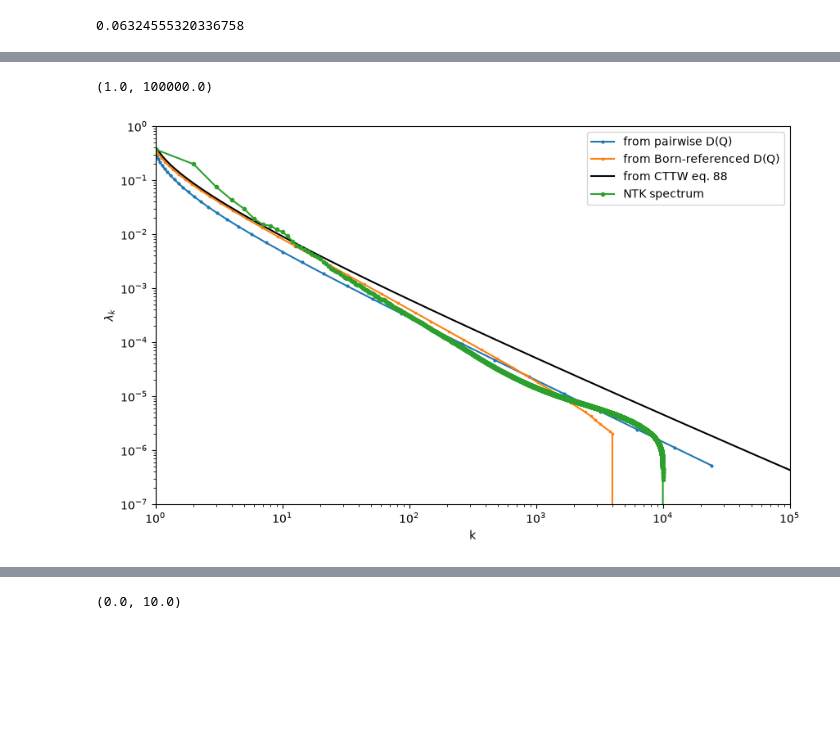
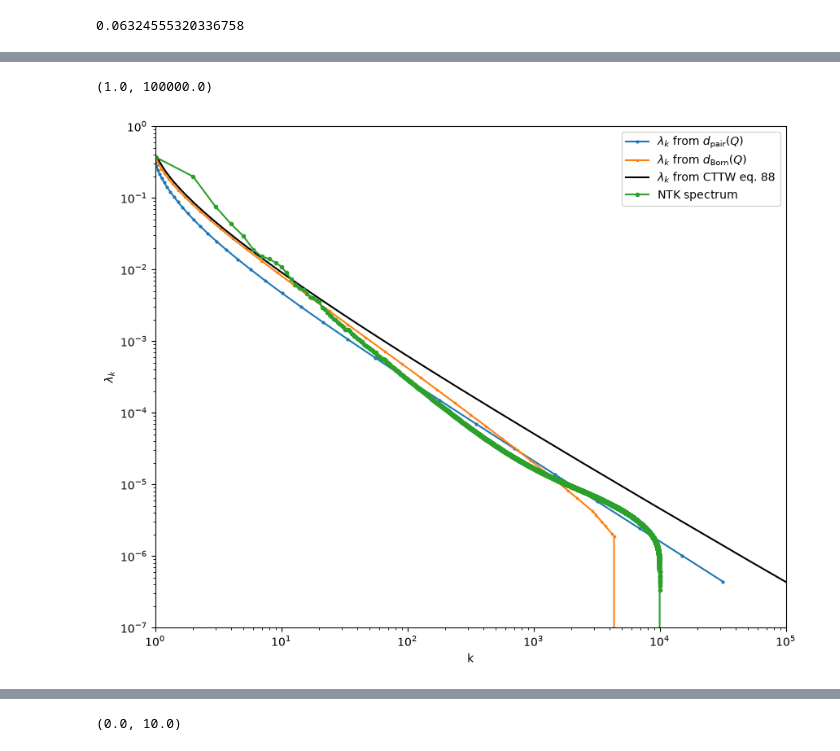
Before and after one commit to ykahn/Jet-Scaling-Laws, a Jupyter notebook: StevensCode/Pythia_EFP_NTK.ipynb, the cells around one changed output, grey strips where cells are left out. Saved outputs shown, nothing was run; the diff lists cells and outputs as text; code cells hidden in the pictures; blank space fills up the shorter version.

```diff
--- a/StevensCode/Pythia_EFP_NTK.ipynb
+++ b/StevensCode/Pythia_EFP_NTK.ipynb
@@ -112,7 +127,9 @@ labels = {'u3': 'uniform $N=3$', 'u4': 'uniform $N=4$', 'u5': 'uniform $N=5$', '
           'Z08': r'$Z\to q\bar q$, fixed $\alpha_s$=0.08', 'Z12': r'$Z\to q\bar q$, fixed $\alpha_s$=0.12', 'Z16': r'$Z\to q\bar q$, fixed $\alpha_s$=0.16',
           'Z1': r'$Z\to q\bar q$, 1 splitting', 'Z2': r'$Z\to q\bar q$, 2 splittings',
           'Z3': r'$Z\to q\bar q$, 3 splittings', 'Z4': r'$Z\to q\bar q$, 4 splittings',
-          'Z1m': r'$Z\to q\bar q$, 1 splitting (mass-ordered)', 'Z1TeV': r'$Z\to q\bar q$, $E = 1$ TeV',
+          'Z1m': r'$Z\to q\bar q$, 1 splitting (mass-ordered)',
+          'Z500GeV': r'$Z\to q\bar q$, $E = 500$ GeV', 'Z1TeV': r'$Z\to q\bar q$, $E = 1$ TeV', 'Z2TeV': r'$Z\to q\bar q$, $E = 2$ TeV',
+          'Z4TeV': r'$Z\to q\bar q$, $E = 4$ TeV', 'Z8TeV': r'$Z\to q\bar q$, $E = 8$ TeV',
           'H': r'$H\to gg$',}
 # %%
 #########################################################
@@ -407,23 +547,24 @@ KeyboardInterrupt:
 # %%
 def semd_matrix(Q, dev='cuda'):   # (n, nq) Q-vectors -> (n, n) pairwise spectral EMDs (p = 2), in radians
     Q = torch.as_tensor(Q, dtype=torch.float64, device=dev)
-    return (torch.cdist(Q, Q) / np.sqrt(Q.shape[1])).cpu().numpy()
+    return (torch.cdist(Q, Q)**2 / Q.shape[1]).cpu().numpy()
 
 def N_of_Q(SEMD, Q):
-    return (SEMD < Q).sum(1) - 1     # per-event count of neighbours within Q (minus self)
+    return (SEMD < Q**2).sum(1) - 1     # per-event count of neighbours within Q (minus self)
 # %% [markdown]
 Define S, N, (mask N, Q), and d :
 # %%
 Qs = np.logspace(-2, 0, 50)
 M = 10_000
 Ns, Nm, Ds, Qm = {}, {}, {}, {}
-minNs = {'Z': 0.3, 'Z08': 3e3, 'Z12': 2e3, 'Z16': 1e3, 'Z1': 0.3, 'Z2': 0.3, 'Z3': 0.3, 'Z1TeV': 0.3,}
+minNs = {'Z': 0.3, 'Z08': 3e3, 'Z12': 2e3, 'Z16': 1e3, 'Z1': 0.3, 'Z2': 0.3, 'Z3': 0.3, 'Z500GeV': 0.3, 'Z1TeV': 0.3, 'Z2TeV': 0.3,  'Z4TeV': 0.3, 'Z8TeV': 0.3}
 # Distance from Born
 Qborn = np.r_[np.zeros(512), np.full(512, np.pi)]
 Nb, Db, Qb = {}, {}, {}
 North, Nfull, Dorth, Dfull = {}, {}, {}, {}
 
-for key in ['Z', 'Z08', 'Z12', 'Z16', 'Z1', 'Z2', 'Z3', 'Z1TeV']:
+# for key in ['Z', 'Z08', 'Z12', 'Z16', 'Z1', 'Z2', 'Z3', 'Z1TeV']:
+for key in ['Z', 'Z500GeV', 'Z1TeV', 'Z2TeV', 'Z4TeV', 'Z8TeV']:
     S = semd_matrix(QVC_sets[key][:M])
     Ns[key] = np.array([N_of_Q(S, Q).mean() for Q in Qs])
     ok = Ns[key] > minNs[key]
@@ -433,7 +574,7 @@ for key in ['Z', 'Z08', 'Z12', 'Z16', 'Z1', 'Z2', 'Z3', 'Z1TeV']:
     ### Define V ###
     V = QVC_sets[key][:M] - Qborn
     ###### Born-Referenced ####
-    d_born = np.linalg.norm(QVC_sets[key] - Qborn , axis=1)/np.sqrt(1024)   # SEMD of each event from Born
+    d_born = np.linalg.norm(QVC_sets[key] - Qborn , axis=1)/np.sqrt(1024)
     Nb[key] = np.array([(d_born < Q).sum() for Q in Qs])
     okb = Nb[key] > 10
     Qb[key] = Qs[okb]
@@ -443,8 +584,3 @@ for key in ['Z', 'Z08', 'Z12', 'Z16', 'Z1', 'Z2', 'Z3', 'Z1TeV']:
     D2orth = db[:,None]**2 + db[None,:]**2;  np.fill_diagonal(D2orth, np.inf)   # pair "distance" with cross term dropped
     North[key] = np.array([(D2orth < Q**2).sum(1).mean() for Q in Qs])
     Dorth[key]  = np.gradient(np.log(North[key]), np.log(Qs))
-    # ###### put cross term back in ####
-    # D2full = D2orth - 2*(V @ V.T)/128;  np.fill_diagonal(D2full, np.inf)   # = pairwise SEMD^2 exactly
-    # Nfull[key]  = np.array([(D2full < Q**2).sum(1).mean() for Q in Qs])
-    # Dfull[key]  = np.gradient(np.log(Nfull[key]), np.log(Qs))
-# np.allclose(Nfull['Z'], Ns['Z'])
@@ -669,8 +789,10 @@ def f1p(lam):                                        # (75)
     return A1/(2*np.pi*beta0*lam**2)*(np.log(1-2*lam) - 2*np.log(1-lam))
 
 def lnR_T(tau, nll=True, as_mz=0.1365, xmu=1, shower=False, Qcm=91.19):     # xmu = mu/Q
-    mu = xmu*Qcm;  a_mu = as_mz/(1 + beta0*as_mz*np.log(mu**2/91.19**2))   # alpha_s(mu^2), one loop
-    L = np.log(1/tau);  lam = beta0*a_mu*L                                     # (86) with alpha_s(mu^2)
+    mu = xmu*Qcm;
+    a_mu = as_mz/(1 + beta0*as_mz*np.log(mu**2/91.19**2))
+    L = np.log(1/tau);
+    lam = beta0*a_mu*L                                     # (86) with alpha_s(mu^2)
     out = 2*L*f1(lam)
     if nll: out += 2*f2(lam, shower) + 2*lam**2*f1p(lam)*np.log(xmu**2) - gammaln(1 - 2*f1(lam) - 2*lam*f1p(lam))
     return out
@@ -681,7 +803,7 @@ def lnR_T_fixed(tau, a_s, nll=True):             # eq. 88 at beta0 -> 0 (fixed c
     if nll: out += 3*CF*a_s/(2*np.pi)*L - gE*Rp - gammaln(1 + Rp)
     return out
 
-Qg = np.logspace(np.log10(0.1), 0, 60);
+Qg = np.logspace(np.log10(0.05), 0, 60);
 tau = Qg**2/4
 dim = lambda s: np.gradient(s, np.log(Qg))                  # = 4 dlnSigma/dln(tau)
 dT_LL   = dim(lnR_T(tau, nll=False, Qcm=1000))                          # LL only
@@ -815,30 +939,30 @@ Text(0, 0.5, 'Intrinsic Dimension')
 # %%
 # Integrate 1 + 1/dim(Q)  to get the spectrum
 sample = 'Z'
 NTK_lam = NTK_QVC_dense[sample];
 ks = np.arange(1, len(NTK_lam) + 1)
 def integral(alpha, k):
     return np.concatenate([[0], np.cumsum(0.5*(alpha[1:] + alpha[:-1]) * np.diff(np.log(k)))])
 def spectrum(D, k):                                   # lambda_k from alpha = 1 + 1/D along k = M/N(Q), normalized to the NTK at its first k
     o = np.argsort(k);  D, k = D[o], k[o]
     return k, np.exp(-integral(1 + 1/D, k)) * NTK_lam[np.clip(int(k[0]) - 1, 0, len(NTK_lam) - 1)]
 
 # 1) blue: pairwise
 k_pair, lam_pair = spectrum(Ds[sample], M / Nm[sample])
 # 2) orange: Born-referenced
 k_born, lam_born = spectrum(Db[sample], len(QVC_sets[sample]) / Nb[sample][Nb[sample] > 10])
 # 3) CTTW: single-event slope, N/M = R_T(Q^2/4)
 k_cttw, lam_cttw = spectrum(dim(lnR_T(tau)), np.exp(-lnR_T(tau)))
-plt.figure(figsize=(10, 6))
-plt.loglog(k_pair, lam_pair, 'o-', markersize=2, label='from pairwise D(Q)')
-plt.loglog(k_born, lam_born, 's-', markersize=2, label='from Born-referenced D(Q)')
-plt.loglog(k_cttw, lam_cttw, 'k-', label='from CTTW eq. 88')
+plt.figure(figsize=(10, 8))
+plt.loglog(k_pair, lam_pair, 'o-', markersize=2, label=r'$\lambda_k$ from $d_\text{pair}(Q)$')
+plt.loglog(k_born, lam_born, 's-', markersize=2, label=r'$\lambda_k$ from $d_\text{Born}(Q)$')
+plt.loglog(k_cttw, lam_cttw, 'k-', label=r'$\lambda_k$ from CTTW eq. 88')
 plt.loglog(ks, NTK_lam, 'o-', markersize=3, label='NTK spectrum')
 plt.legend(); plt.xlabel('k'); plt.ylabel(r'$\lambda_k$');
 plt.ylim(1e-7, 1e0); plt.xlim(1e0, 1e5)
 # %% [output]
 (1.0, 100000.0)
-[figure, old version]
+[figure, new version]
 # %%
 def k_of_Q(Q, sample='Z'):   # k = M/N(Q), log-interpolated on the pairwise curve
     return np.exp(np.interp(np.log(Q), np.log(Qm[sample]), np.log(M / Nm[sample])))
```
Also changed, not shown: parts of 39 cells of this notebook, 1 other file.
